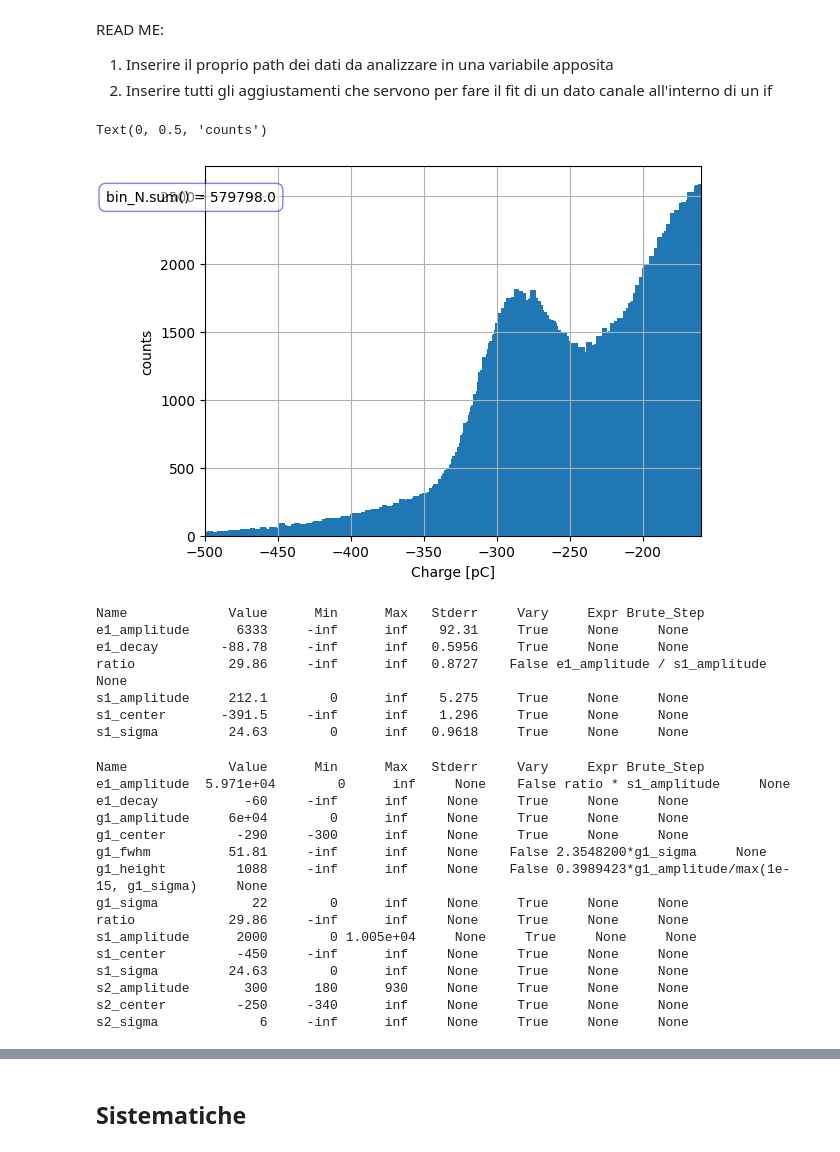
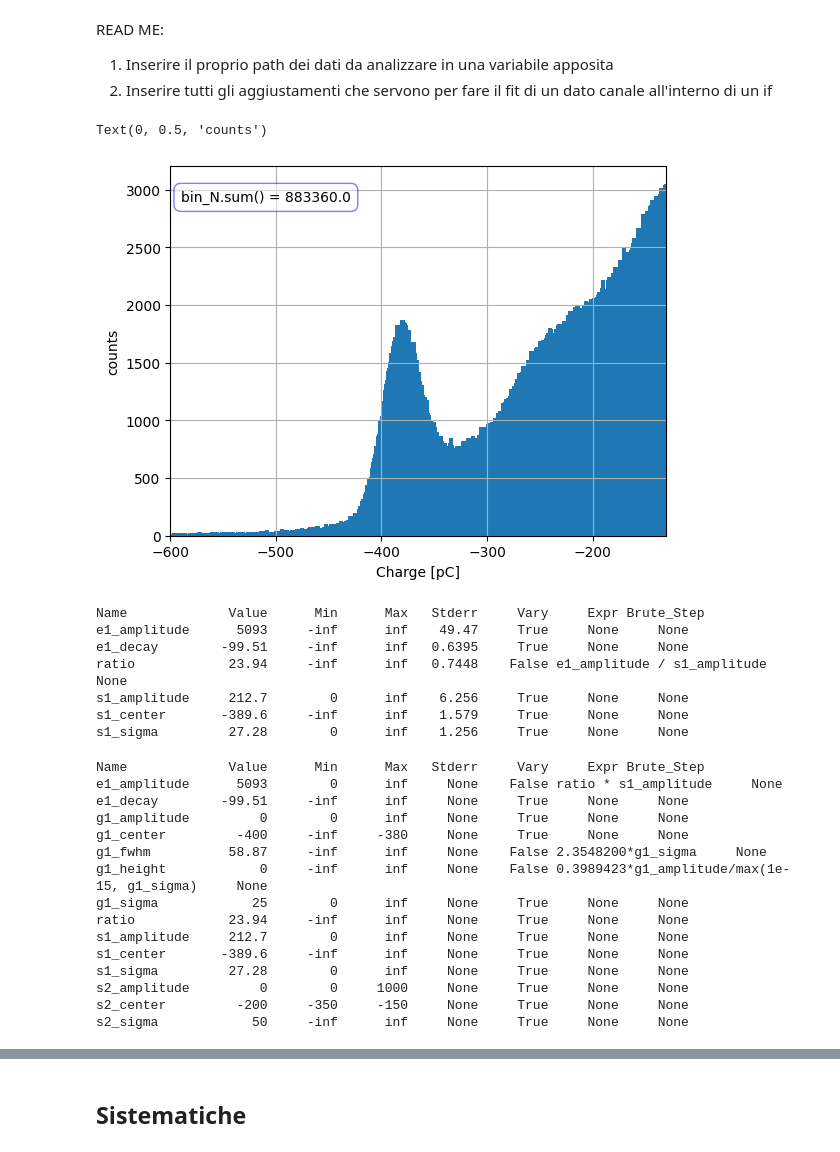
Before and after one commit to 0-DvD-0/Sfera, a Jupyter notebook: Jupyter/Fit_all_prova_ripulito.ipynb, the cells around one changed output, grey strips where cells are left out. Cells and saved outputs as stored; diff of their text form; code cells hidden in the pictures.

```diff
--- a/Jupyter/Fit_all_prova_ripulito.ipynb
+++ b/Jupyter/Fit_all_prova_ripulito.ipynb
@@ -31,7 +31,7 @@ PATH_MARTI="../Dati/Run_chall_ChargeHistos_4_12_2024_10M.dat"
 PATH_SAM="../Dati/12_APR/Run_chall_ChargeHistos_4_12_2024_10M.dat"
 edge_N, bin_N = load_histo(PATH_SAM)
 
-channel = 9
+channel = 10
 
 if(channel == 12 or channel == 13 or channel == 1):
     exit()
@@ -57,34 +57,34 @@ err_N = np.sqrt(bin_N)
 # %%
 lim_list = [[-600, -165],  #ch0
             [-1, -1],      #ch1
             [-600, -175],  #ch2
             [-600, -145],  #ch3
             [-500, -165],  #ch4
             [-600, -175],  #ch5
             [-600, -155],  #ch6
             [-500, -180],  #ch7
             [-600, -170],  #ch8
             [-500, -160],  #ch9
-            [-600, -120],  #ch10
+            [-600, -130],  #ch10
             [-600, -165],  #ch11
             [-1, -1],      #ch12
             [-1, -1],      #ch13
             [-600, -140],  #ch14
             [-600, -160]   #ch15
             ]
 
 
 lim_N = lim_list[channel]
 plt.text(centers_N.min() * 0.85, bin_N.max() * 95 / 100, f'{bin_N.sum() = }', fontsize=10, color='black', ha='center',
          bbox=dict(facecolor='white', alpha=0.5, edgecolor='blue', boxstyle='round,pad=0.5'))
 plt.bar(centers_N, bin_N, width = 4)
 plt.xlim(lim_N)
 plt.grid()
 plt.xlabel("Charge [pC]")
 plt.ylabel("counts")
 # %% [output]
 Text(0, 0.5, 'counts')
-[figure, old version]
+[figure, new version]
 # %%
 err_N = err_N[np.where((centers_N > lim_N[0]) & (centers_N < lim_N[1]))]
 bin_N = bin_N[np.where((centers_N > lim_N[0]) & (centers_N < lim_N[1]))]
@@ -115,12 +115,12 @@ noise_params = noise_params[channel]
 noise_params.pretty_print()
 # %% [output]
 Name             Value      Min      Max   Stderr     Vary     Expr Brute_Step
-e1_amplitude      6333     -inf      inf    92.31     True     None     None
-e1_decay        -88.78     -inf      inf   0.5956     True     None     None
-ratio            29.86     -inf      inf   0.8727    False e1_amplitude / s1_amplitude     None
-s1_amplitude     212.1        0      inf    5.275     True     None     None
-s1_center       -391.5     -inf      inf    1.296     True     None     None
-s1_sigma         24.63        0      inf   0.9618     True     None     None
+e1_amplitude      5093     -inf      inf    49.47     True     None     None
+e1_decay        -99.51     -inf      inf   0.6395     True     None     None
+ratio            23.94     -inf      inf   0.7448    False e1_amplitude / s1_amplitude     None
+s1_amplitude     212.7        0      inf    6.256     True     None     None
+s1_center       -389.6     -inf      inf    1.579     True     None     None
+s1_sigma         27.28        0      inf    1.256     True     None     None
 # %%
 #IMPOSTIAMO I PARAMETRI
 params["s1_amplitude"].min = 0
@@ -288,20 +288,20 @@ params.update(params)
 params.pretty_print()
 # %% [output]
 Name             Value      Min      Max   Stderr     Vary     Expr Brute_Step
-e1_amplitude  5.971e+04        0      inf     None    False ratio * s1_amplitude     None
-e1_decay           -60     -inf      inf     None     True     None     None
-g1_amplitude     6e+04        0      inf     None     True     None     None
-g1_center         -290     -300      inf     None     True     None     None
-g1_fwhm          51.81     -inf      inf     None    False 2.3548200*g1_sigma     None
-g1_height         1088     -inf      inf     None    False 0.3989423*g1_amplitude/max(1e-15, g1_sigma)     None
-g1_sigma            22        0      inf     None     True     None     None
-ratio            29.86     -inf      inf     None     True     None     None
-s1_amplitude      2000        0 1.005e+04     None     True     None     None
-s1_center         -450     -inf      inf     None     True     None     None
-s1_sigma         24.63        0      inf     None     True     None     None
-s2_amplitude       300      180      930     None     True     None     None
-s2_center         -250     -340      inf     None     True     None     None
-s2_sigma             6     -inf      inf     None     True     None     None
+e1_amplitude      5093        0      inf     None    False ratio * s1_amplitude     None
+e1_decay        -99.51     -inf      inf     None     True     None     None
+g1_amplitude         0        0      inf     None     True     None     None
+g1_center         -400     -inf     -380     None     True     None     None
+g1_fwhm          58.87     -inf      inf     None    False 2.3548200*g1_sigma     None
+g1_height            0     -inf      inf     None    False 0.3989423*g1_amplitude/max(1e-15, g1_sigma)     None
+g1_sigma            25        0      inf     None     True     None     None
+ratio            23.94     -inf      inf     None     True     None     None
+s1_amplitude     212.7        0      inf     None     True     None     None
+s1_center       -389.6     -inf      inf     None     True     None     None
+s1_sigma         27.28        0      inf     None     True     None     None
+s2_amplitude         0        0     1000     None     True     None     None
+s2_center         -200     -350     -150     None     True     None     None
+s2_sigma            50     -inf      inf     None     True     None     None
 # %%
 result = model.fit(bin_N, params, x = centers_N, weights = 1 / err_N)
 
```
Also changed, not shown: parts of 4 cells of this notebook.
